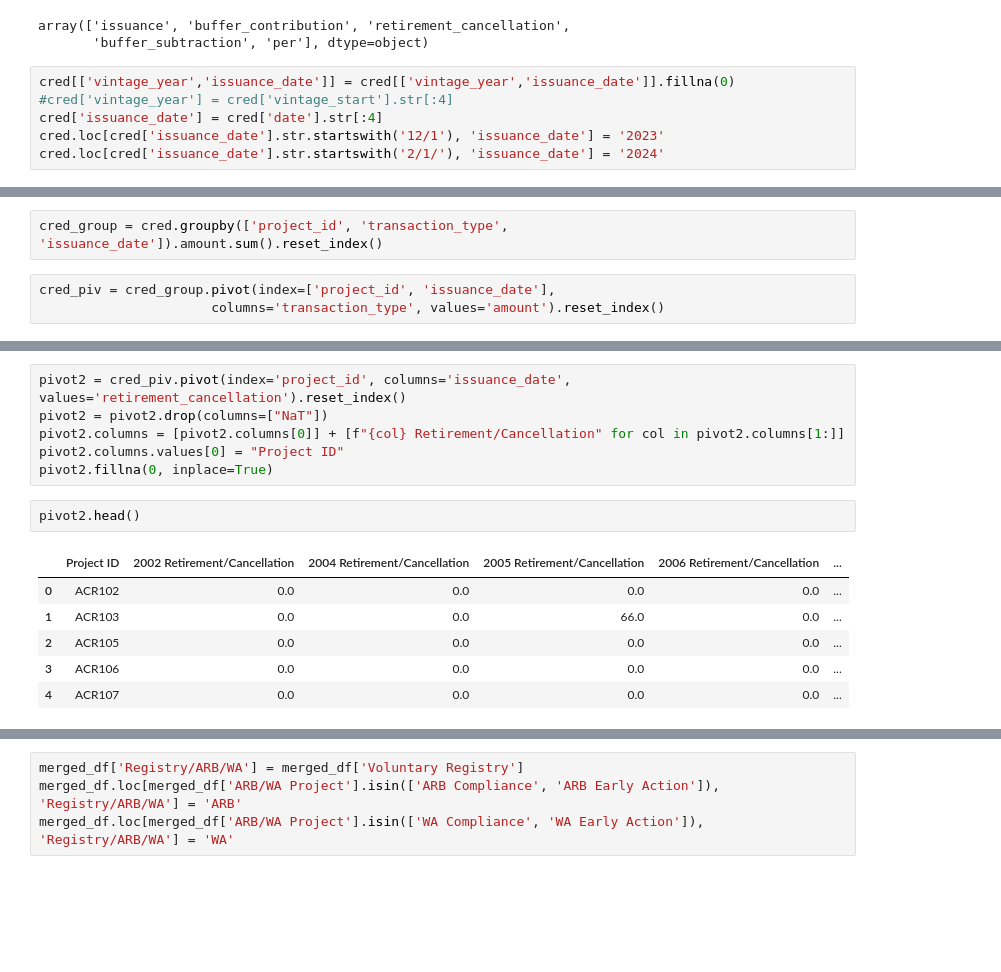
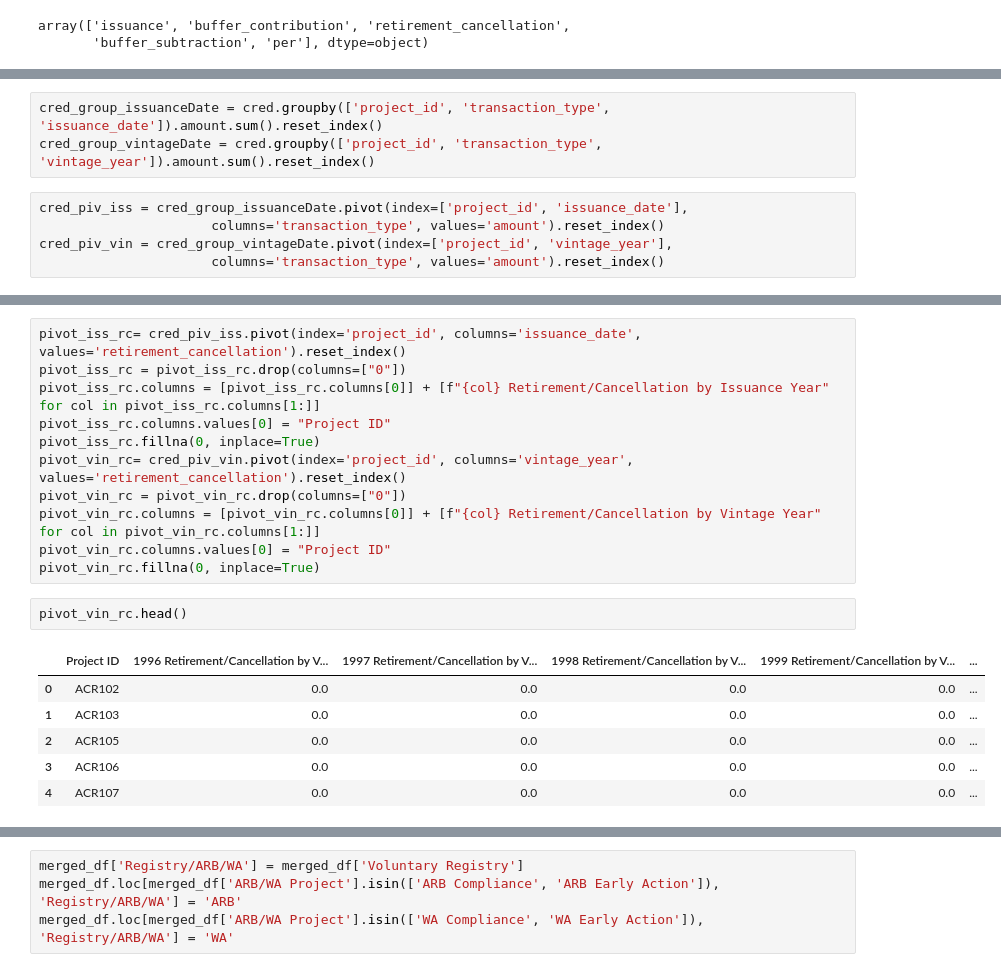
Before and after one commit to MaggieCorry/Capstone_Corry_Hoang_Tajnekar_Rong, a Jupyter notebook: data/combine/ProjectTabCreate.ipynb, the cells around one changed output, grey strips where cells are left out. Saved outputs shown, nothing was run; the diff lists cells and outputs as text; blank space fills up the shorter version.

```diff
--- a/data/combine/ProjectTabCreate.ipynb
+++ b/data/combine/ProjectTabCreate.ipynb
@@ -59,9 +78,3 @@ cred.transaction_type.unique()
 # %% [output]
 array(['issuance', 'buffer_contribution', 'retirement_cancellation',
        'buffer_subtraction', 'per'], dtype=object)
-# %%
-cred[['vintage_year','issuance_date']] = cred[['vintage_year','issuance_date']].fillna(0)
-#cred['vintage_year'] = cred['vintage_start'].str[:4]
-cred['issuance_date'] = cred['date'].str[:4]
-cred.loc[cred['issuance_date'].str.startswith('12/1'), 'issuance_date'] = '2023'
-cred.loc[cred['issuance_date'].str.startswith('2/1/'), 'issuance_date'] = '2024'
@@ -68,6 +121,9 @@ cred.loc[cred['issuance_date'].str.startswith('2/1/'), 'issuance_date'] = '2024'
 # %%
-cred_group = cred.groupby(['project_id', 'transaction_type', 'issuance_date']).amount.sum().reset_index()
+cred_group_issuanceDate = cred.groupby(['project_id', 'transaction_type', 'issuance_date']).amount.sum().reset_index()
+cred_group_vintageDate = cred.groupby(['project_id', 'transaction_type', 'vintage_year']).amount.sum().reset_index()
 # %%
-cred_piv = cred_group.pivot(index=['project_id', 'issuance_date'],
+cred_piv_iss = cred_group_issuanceDate.pivot(index=['project_id', 'issuance_date'],
                       columns='transaction_type', values='amount').reset_index()
+cred_piv_vin = cred_group_vintageDate.pivot(index=['project_id', 'vintage_year'],
+                      columns='transaction_type', values='amount').reset_index()
 # %%
@@ -115,15 +183,20 @@ pivot1.head()
 # %%
-pivot2 = cred_piv.pivot(index='project_id', columns='issuance_date', values='retirement_cancellation').reset_index()
-pivot2 = pivot2.drop(columns=["NaT"])
-pivot2.columns = [pivot2.columns[0]] + [f"{col} Retirement/Cancellation" for col in pivot2.columns[1:]]
-pivot2.columns.values[0] = "Project ID"
-pivot2.fillna(0, inplace=True)
+pivot_iss_rc= cred_piv_iss.pivot(index='project_id', columns='issuance_date', values='retirement_cancellation').reset_index()
+pivot_iss_rc = pivot_iss_rc.drop(columns=["0"])
+pivot_iss_rc.columns = [pivot_iss_rc.columns[0]] + [f"{col} Retirement/Cancellation by Issuance Year" for col in pivot_iss_rc.columns[1:]]
+pivot_iss_rc.columns.values[0] = "Project ID"
+pivot_iss_rc.fillna(0, inplace=True)
+pivot_vin_rc= cred_piv_vin.pivot(index='project_id', columns='vintage_year', values='retirement_cancellation').reset_index()
+pivot_vin_rc = pivot_vin_rc.drop(columns=["0"])
+pivot_vin_rc.columns = [pivot_vin_rc.columns[0]] + [f"{col} Retirement/Cancellation by Vintage Year" for col in pivot_vin_rc.columns[1:]]
+pivot_vin_rc.columns.values[0] = "Project ID"
+pivot_vin_rc.fillna(0, inplace=True)
 # %%
-pivot2.head()
+pivot_vin_rc.head()
 # %% [output]
-|  | Project ID | 2002 Retirement/Cancellation | 2004 Retirement/Cancellation | 2005 Retirement/Cancellation | 2006 Retirement/Cancellation | ... |
+|  | Project ID | 1996 Retirement/Cancellation by V... | 1997 Retirement/Cancellation by V... | 1998 Retirement/Cancellation by V... | 1999 Retirement/Cancellation by V... | ... |
 | 0 | ACR102 | 0.0 | 0.0 | 0.0 | 0.0 | ... |
-| 1 | ACR103 | 0.0 | 0.0 | 66.0 | 0.0 | ... |
+| 1 | ACR103 | 0.0 | 0.0 | 0.0 | 0.0 | ... |
 | 2 | ACR105 | 0.0 | 0.0 | 0.0 | 0.0 | ... |
 | 3 | ACR106 | 0.0 | 0.0 | 0.0 | 0.0 | ... |
 | 4 | ACR107 | 0.0 | 0.0 | 0.0 | 0.0 | ... |
```
Also changed, not shown: parts of 27 cells of this notebook, 4 other files.
